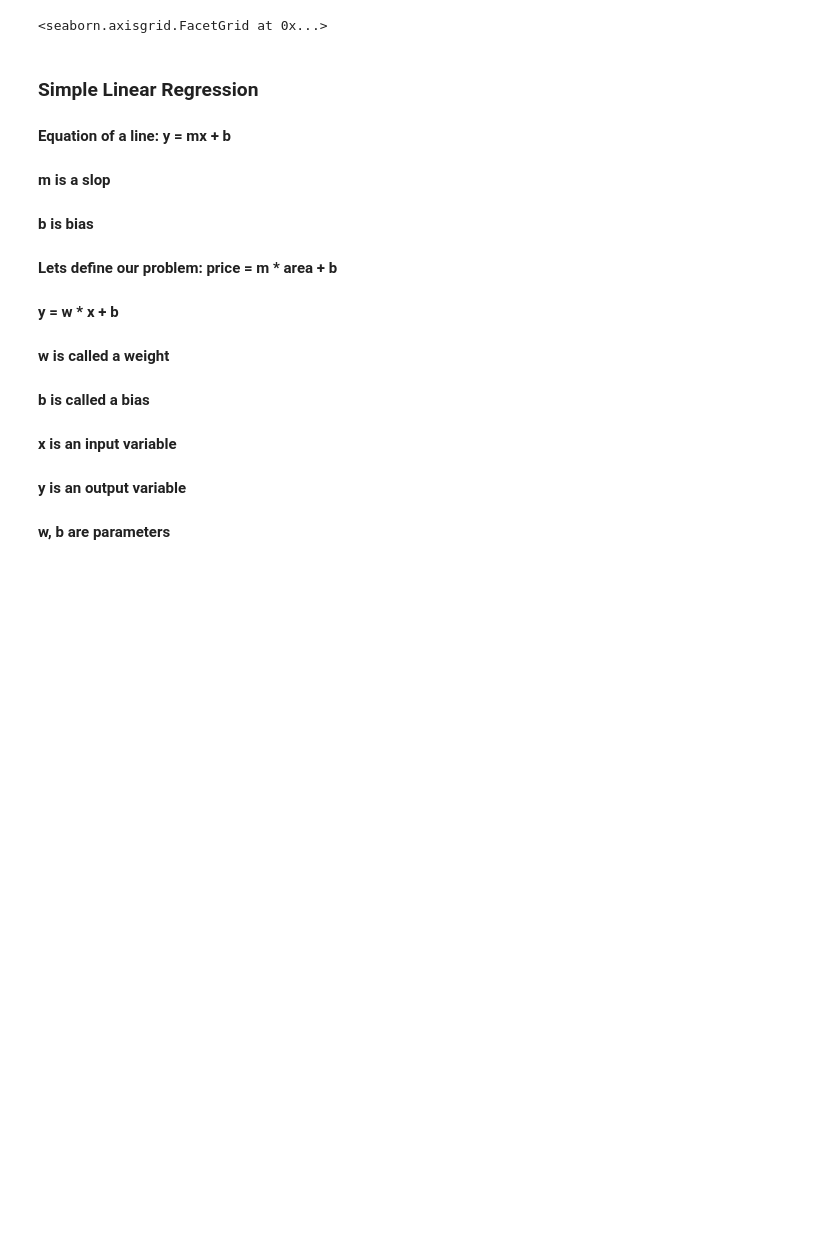
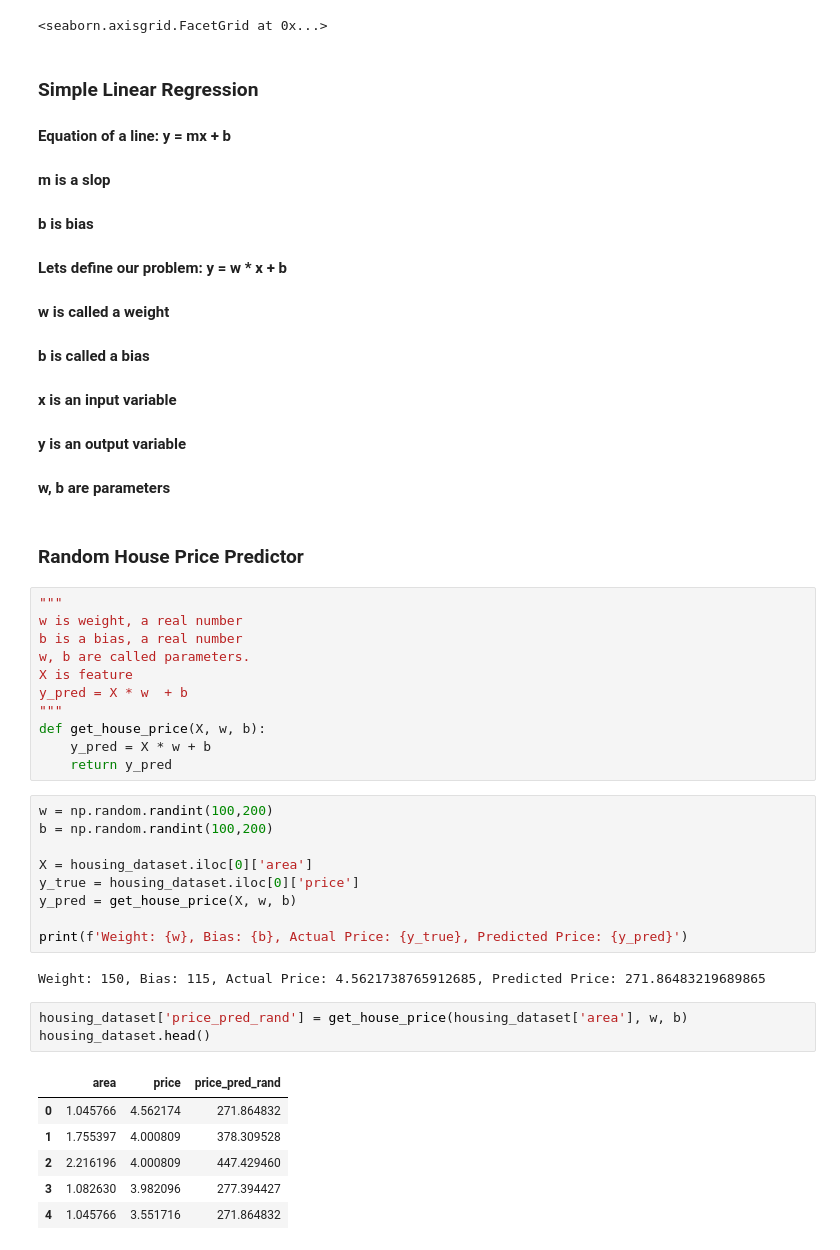
Before and after one commit to ebrahimhossaincse/Machine-Learning-Linear-Regression, a Jupyter notebook: Supervised Learning/Linear Regression.ipynb, the cells around one changed output. Drawn from its saved outputs; the diff is of its cells as text; blank space fills up the shorter version.

```diff
--- a/Supervised Learning/Linear Regression.ipynb
+++ b/Supervised Learning/Linear Regression.ipynb
@@ -86,10 +86,43 @@ sns.relplot(
 #### m is a slop
 #### b is bias
 
-#### Lets define our problem: price = m * area + b
-####                            y   = w * x + b
+#### Lets define our problem: y   = w * x + b
 #### w is called a weight
 #### b is called a bias
 #### x is an input variable
 #### y is an output variable
 #### w, b are parameters
+# %% [markdown]
+### **Random House Price Predictor**
+# %%
+"""
+w is weight, a real number
+b is a bias, a real number
+w, b are called parameters.
+X is feature
+y_pred = X * w  + b
+"""
+def get_house_price(X, w, b):
+    y_pred = X * w + b
+    return y_pred
+# %%
+w = np.random.randint(100,200)
+b = np.random.randint(100,200)
+
+X = housing_dataset.iloc[0]['area']
+y_true = housing_dataset.iloc[0]['price']
+y_pred = get_house_price(X, w, b)
+
+print(f'Weight: {w}, Bias: {b}, Actual Price: {y_true}, Predicted Price: {y_pred}')
+# %% [output]
+Weight: 150, Bias: 115, Actual Price: 4.5621738765912685, Predicted Price: 271.86483219689865
+# %%
+housing_dataset['price_pred_rand'] = get_house_price(housing_dataset['area'], w, b)
+housing_dataset.head()
+# %% [output]
+|  | area | price | price_pred_rand |
+| 0 | 1.045766 | 4.562174 | 271.864832 |
+| 1 | 1.755397 | 4.000809 | 378.309528 |
+| 2 | 2.216196 | 4.000809 | 447.429460 |
+| 3 | 1.082630 | 3.982096 | 277.394427 |
+| 4 | 1.045766 | 3.551716 | 271.864832 |
```
Also changed, not shown: parts of 15 cells of this notebook.
